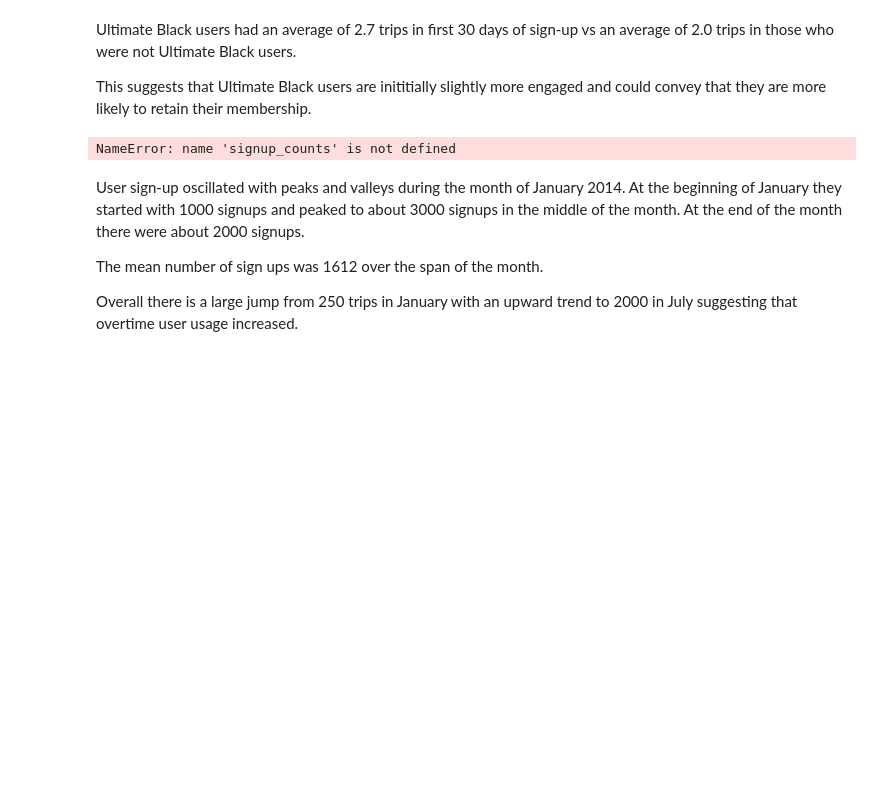
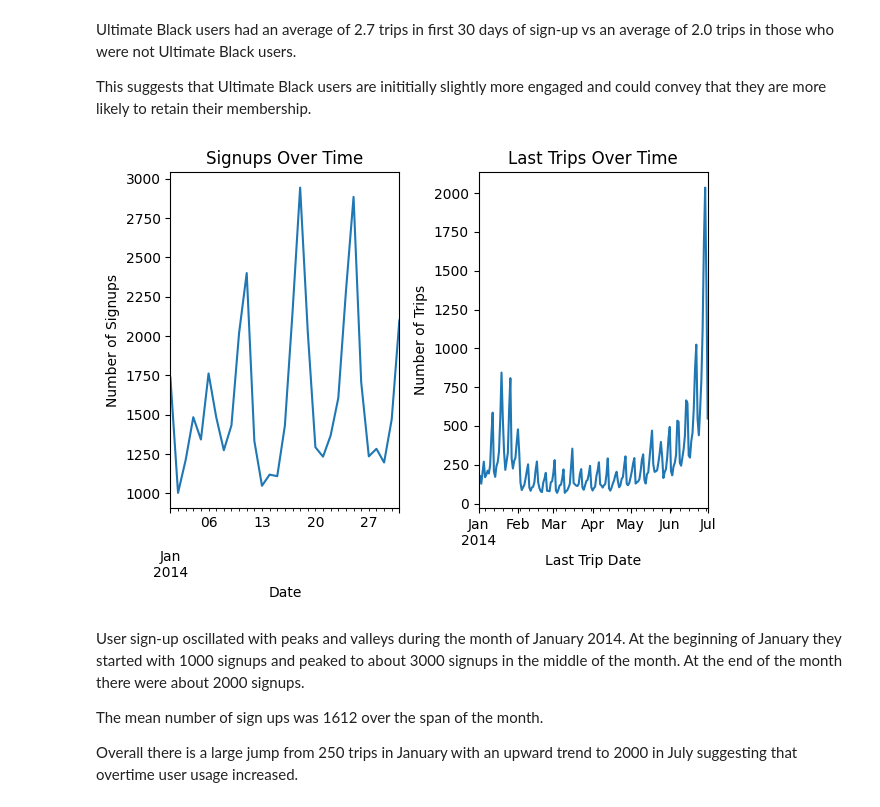
Before and after one commit to Naomi-Lopez/Springboard, a Jupyter notebook: THE_Ultimate_Challenge.ipynb, the cells around one changed output. Saved outputs shown, nothing was run; the diff lists cells and outputs as text; code cells hidden in the pictures; blank space fills up the shorter version.

```diff
--- a/THE_Ultimate_Challenge.ipynb
+++ b/THE_Ultimate_Challenge.ipynb
@@ -514,27 +512,25 @@ Ultimate Black users had an average of 2.7 trips in first 30 days of sign-up vs
 
 This suggests that Ultimate Black users are inititially slightly more engaged and could convey that they are more likely to retain their membership.
 # %%
-# Calculate the mean signup count
-mean_signups = signup_counts.mean()
-print(mean_signups)
+
 
 
 plt.subplot(1,2,1)
 df_ultimate['signup_date'].value_counts().sort_index().plot()
 plt.title("Signups Over Time")
 plt.xlabel("Date")
 plt.ylabel("Number of Signups")
 
 plt.subplot(1,2,2)
 df_ultimate['last_trip_date'].value_counts().sort_index().plot()
 plt.title("Last Trips Over Time")
 plt.xlabel("Last Trip Date")
 plt.ylabel("Number of Trips")
 
 plt.tight_layout()
 plt.show()
 # %% [output]
-NameError: name 'signup_counts' is not defined
+[figure, added]
 # %% [markdown]
 User sign-up oscillated with peaks and valleys during the month of January 2014. At the beginning of January they started with 1000 signups and peaked to about 3000 signups in the middle of the month. At the end of the month there were about 2000 signups.
 
```
Also changed, not shown: parts of 22 cells of this notebook.
